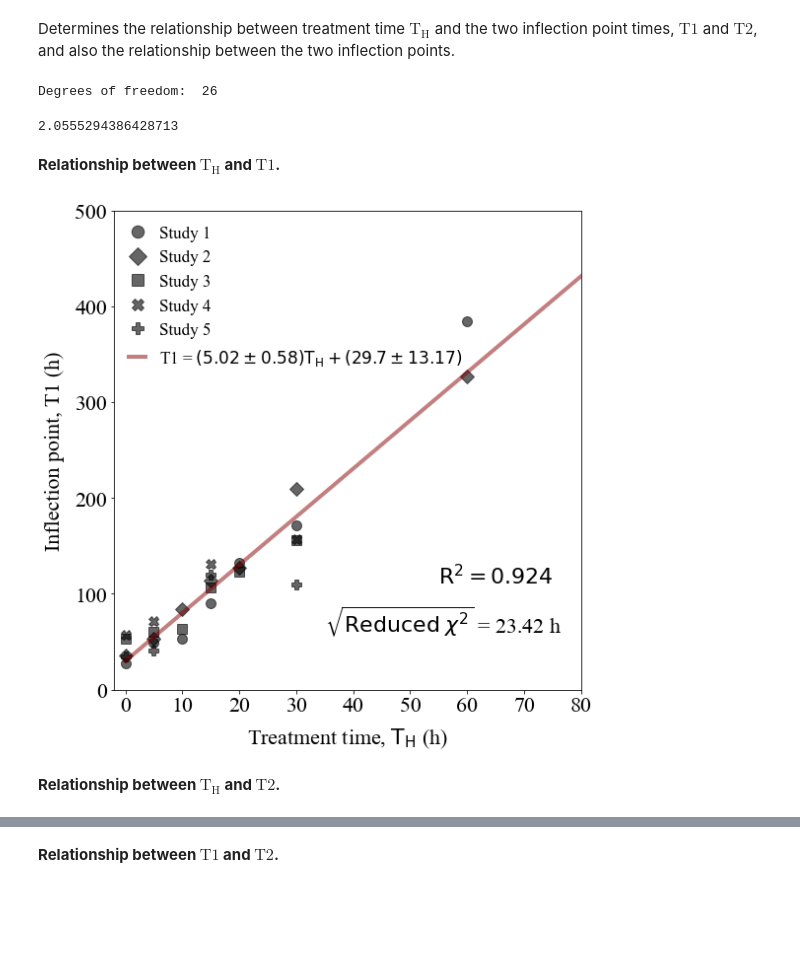
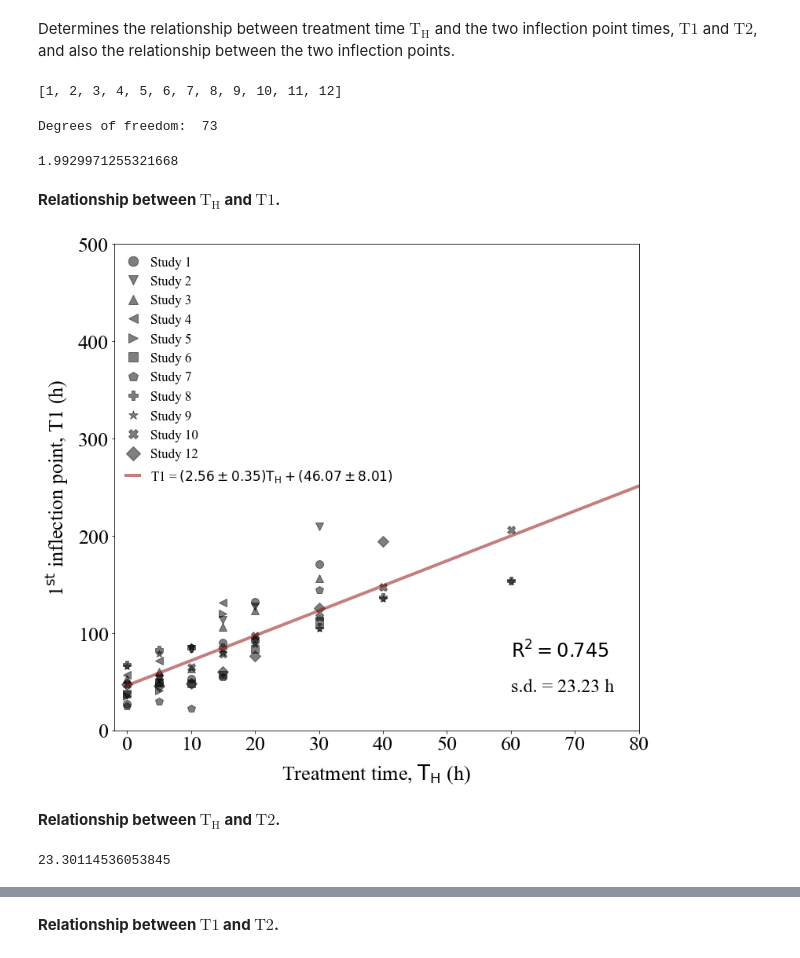
Before and after one commit to sarkar-s/ProVia, a Jupyter notebook: Plot_inflection_points.ipynb, the cells around one changed output, grey strips where cells are left out. Drawn from its saved outputs; the diff is of its cells as text; code cells hidden in the pictures; blank space fills up the shorter version.

```diff
--- a/Plot_inflection_points.ipynb
+++ b/Plot_inflection_points.ipynb
@@ -22,7 +27,15 @@ os.chdir(data_directory)
 cwd = os.getcwd()
 
 studies = glob.glob('Study*')
-studies.sort()
+
+n = [int(s.lstrip('Study')) for s in studies]
+n.sort()
+
+print(n)
+
+studies = ['Study'+str(ni) for ni in n]
+# %% [output]
+[1, 2, 3, 4, 5, 6, 7, 8, 9, 10, 11, 12]
 # %%
 inflection_points = {}
 dof = -2 # Two parameters in the linear models
@@ -38,13 +51,13 @@ for s in studies:
 
 print('Degrees of freedom: ',dof)
 # %% [output]
-Degrees of freedom:  26
+Degrees of freedom:  73
 # %%
 tinv = lambda p, df: abs(t.ppf(p/2,df))
 ts = tinv(0.05,dof)
 print(ts)
 # %% [output]
-2.0555294386428713
+1.9929971255321668
 # %% [markdown]
 **Relationship between $\mathrm{T_H}$ and $\mathrm{T1}$.**
 # %%
@@ -63,38 +76,65 @@ r_text = r'$\mathrm{R}^2 = ' + str(round(res.rvalue**2,3)) + '$'
 
 reduced_chi = functions.reduced_chi_square(inflection_points,'CT','T1',res.slope,res.intercept)
 
-reduced_chi_text = r'$\sqrt{\mathrm{Reduced} \; \chi^2}$ = '+str(round(reduced_chi,2))+' h'
+reduced_chi_text = r's.d. = '+str(round(reduced_chi,2))+' h'
 # %%
-fig, axs = plt.subplots(figsize=(8,8))
+all_markers = ["o","v","^","<",">","s","p","P","*","X","d","D"]
+
+fig, axs = plt.subplots(figsize=(11,10))
 
 rcParams['font.family'] = 'sans-serif'
 rcParams['font.sans-serif'] = ['Times New Roman']
 
-marker_list = {'Study1':'o','Study2':'D','Study3':'s','Study4':'X','Study5':'P'}
+#marker_list = {'Study1':'o','Study2':'D','Study3':'s','Study4':'X','Study5':'P'}
 
-for s in studies:
-    labelname = s.replace('Study','Study ')
-    plt.plot(inflection_points[s]['CT'],inflection_points[s]['T1'],marker=marker_list[s],ms=10,color='black',alpha=0.6,linewidth=0,label=labelname)
+for s,mark in zip(studies,all_markers):
+    if '11' not in s:
+        labelname = s.replace('Study','Study ')
+        plt.plot(inflection_points[s]['CT'],inflection_points[s]['T1'],marker=mark,ms=10,color='black',alpha=0.5,linewidth=0,label=labelname)
 
 plt.plot(x,y,linewidth=4,color='#880000',alpha=0.5,label=fitname)
 
-plt.text(55,110,r_text,fontsize=22)
-plt.text(35,60,reduced_chi_text,fontsize=22)
+plt.text(60,75,r_text,fontsize=24)
+plt.text(60,40,reduced_chi_text,fontsize=24)
 
-plt.xticks(size=22)
-plt.yticks(size=22)
-plt.xlabel(r'Treatment time, $\mathrm{T_H}$ (h)',size=22,labelpad=10)
-plt.ylabel(r'Inflection point, T1 (h)',size=22,rotation=90,labelpad=10)
+plt.xticks(size=26)
+plt.yticks(size=26)
+plt.xlabel(r'Treatment time, $\mathrm{T_H}$ (h)',size=26,labelpad=10)
+plt.ylabel(r'1$^{\mathrm{st}}$ inflection point, T1 (h)',size=26,rotation=90,labelpad=10)
 plt.xlim(-2,80)
 plt.ylim(0,500)
 plt.legend(frameon=False,prop={'size': 17,'family':'Times New Roman'},markerscale=1.25,handlelength=1.0,loc='upper left')
 plt.tight_layout()
 
-plt.savefig('THT1.png',dpi=300)
+#plt.savefig('THT1.png',dpi=300)
 # %% [output]
-[figure, old version]
+[figure, new version]
 # %% [markdown]
 **Relationship between $\mathrm{T_H}$ and $\mathrm{T2}$.**
+# %%
+th, t2s = [], []
+
+for s in studies:
+    th += inflection_points[s]['CT'].to_list()
+    t2s += inflection_points[s]['T2'].to_list()
+
+results = optim.curve_fit(linear,th,t2s,full_output=True)
+
+popt, pcov = results[0], results[1]
+
+x = np.linspace(0,80,100)
+t2 = linear(x,popt[0],popt[1])
+
+residual = linear(np.array(th),popt[0],popt[1]) - np.array(t2s)
+#residual = result.slope*x + result.intercept - y
+
+norm_RSS = math.sqrt(np.dot(residual,residual)/(len(x)-2))
+
+print(norm_RSS)
+
+RSS_text = r's.d. = ' + str(round(norm_RSS,2)) + ' h'
+# %% [output]
+23.30114536053845
 # %%
 res = functions.fit_data(inflection_points,'CT','T2')
 
```
Also changed, not shown: parts of 7 cells of this notebook, 7 other files.
